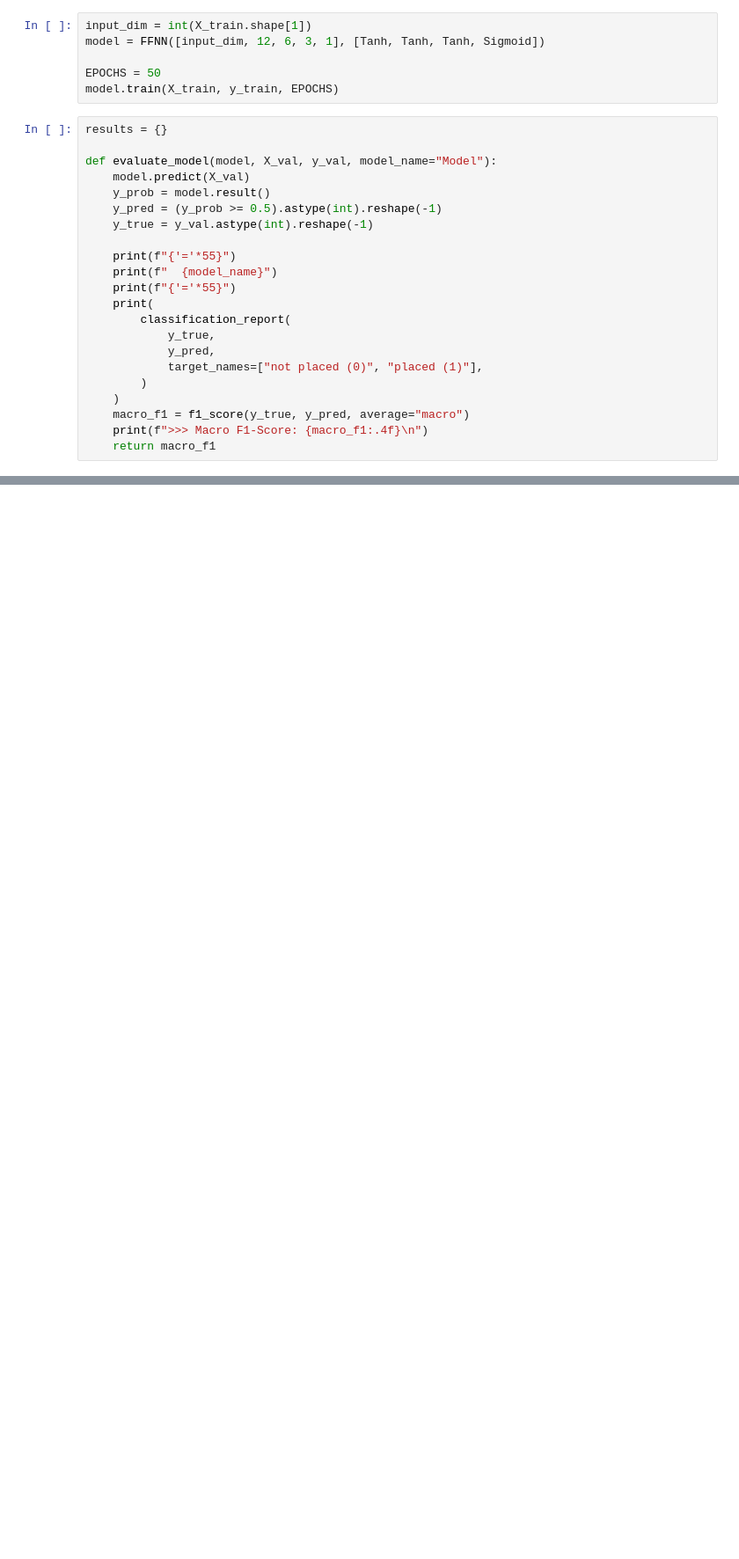
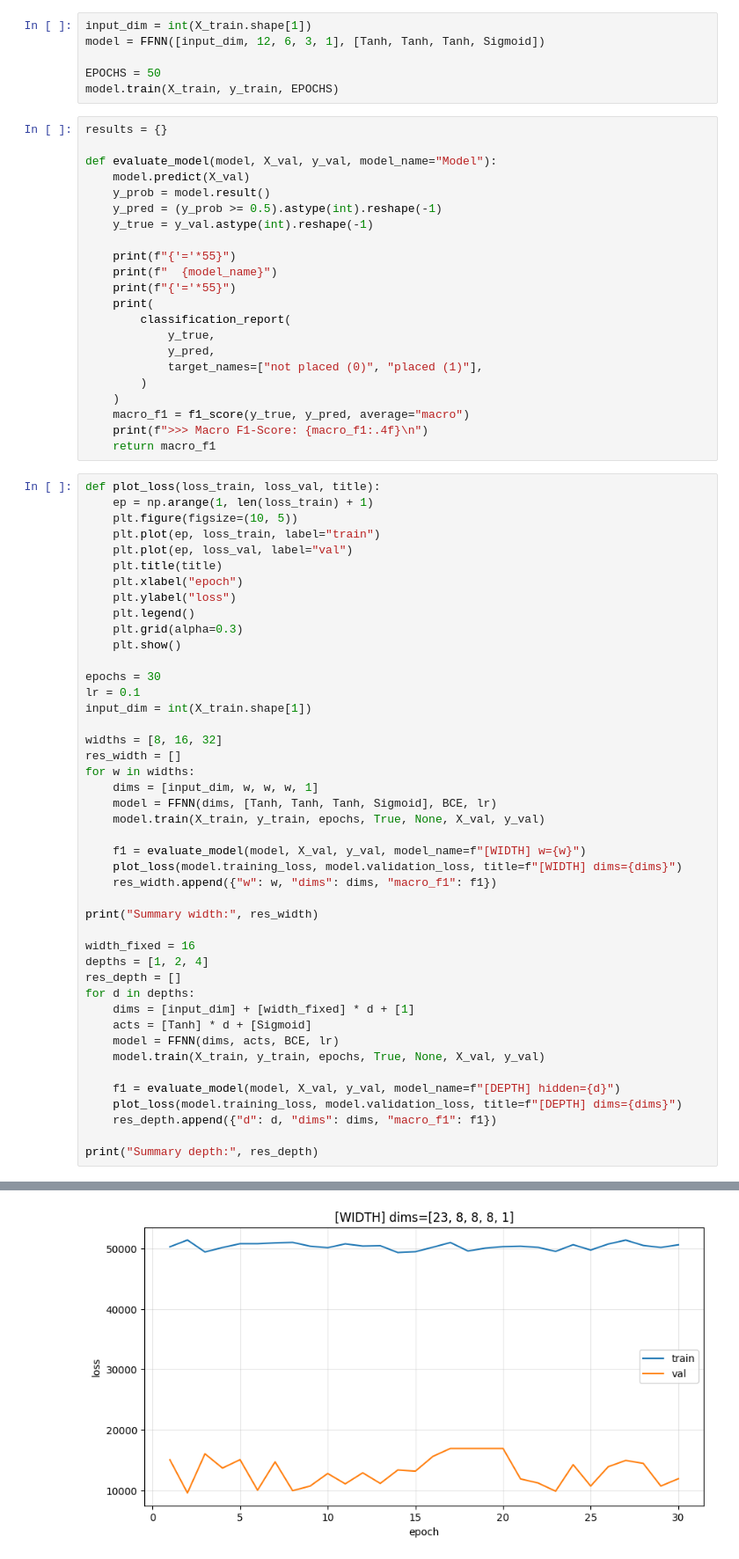
Before and after one commit to FaqihMSY/FFNN-from-scratch, a Jupyter notebook: main.ipynb, the cells around one changed output, grey strips where cells are left out. Shown at 88% size. Cells and saved outputs as stored; diff of their text form; blank space fills up the shorter version.

```diff
--- a/main.ipynb
+++ b/main.ipynb
@@ -170,3 +249,48 @@ def evaluate_model(model, X_val, y_val, model_name="Model"):
     macro_f1 = f1_score(y_true, y_pred, average="macro")
     print(f">>> Macro F1-Score: {macro_f1:.4f}\n")
     return macro_f1
+# %%
+def plot_loss(loss_train, loss_val, title):
+    ep = np.arange(1, len(loss_train) + 1)
+    plt.figure(figsize=(10, 5))
+    plt.plot(ep, loss_train, label="train")
+    plt.plot(ep, loss_val, label="val")
+    plt.title(title)
+    plt.xlabel("epoch")
+    plt.ylabel("loss")
+    plt.legend()
+    plt.grid(alpha=0.3)
+    plt.show()
+
+epochs = 30
+lr = 0.1
+input_dim = int(X_train.shape[1])
+
+widths = [8, 16, 32]
+res_width = []
+for w in widths:
+    dims = [input_dim, w, w, w, 1]
+    model = FFNN(dims, [Tanh, Tanh, Tanh, Sigmoid], BCE, lr)
+    model.train(X_train, y_train, epochs, True, None, X_val, y_val)
+
+    f1 = evaluate_model(model, X_val, y_val, model_name=f"[WIDTH] w={w}")
+    plot_loss(model.training_loss, model.validation_loss, title=f"[WIDTH] dims={dims}")
+    res_width.append({"w": w, "dims": dims, "macro_f1": f1})
+
+print("Summary width:", res_width)
+
+width_fixed = 16
+depths = [1, 2, 4]
+res_depth = []
+for d in depths:
+    dims = [input_dim] + [width_fixed] * d + [1]
+    acts = [Tanh] * d + [Sigmoid]
+    model = FFNN(dims, acts, BCE, lr)
+    model.train(X_train, y_train, epochs, True, None, X_val, y_val)
+
+    f1 = evaluate_model(model, X_val, y_val, model_name=f"[DEPTH] hidden={d}")
+    plot_loss(model.training_loss, model.validation_loss, title=f"[DEPTH] dims={dims}")
+    res_depth.append({"d": d, "dims": dims, "macro_f1": f1})
+
+print("Summary depth:", res_depth)
+# %% [output]
@@ -172,0 +310 @@ def evaluate_model(model, X_val, y_val, model_name="Model"):
+[figure, added]
```
Also changed, not shown: parts of 18 cells of this notebook.
